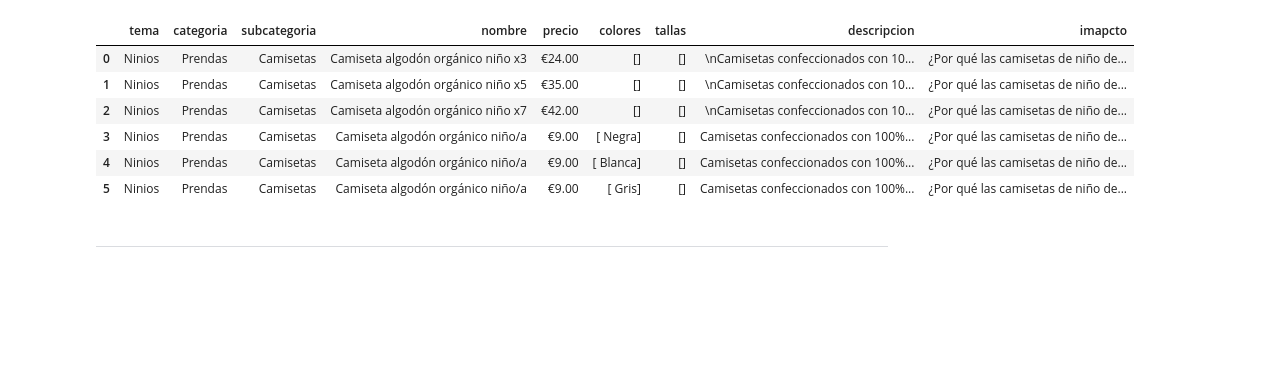
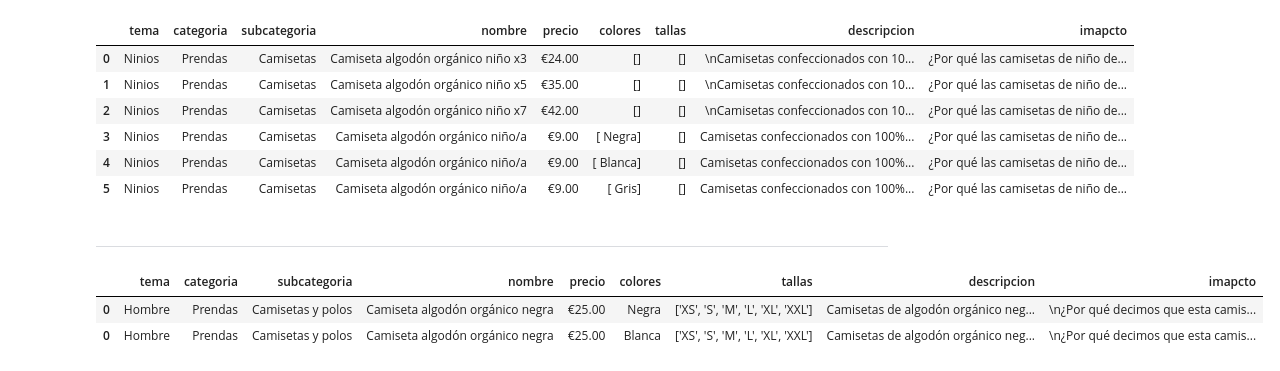
Before and after one commit to Ivan-BV/Proyecto-Minimalism, a Jupyter notebook: notebooks/scraping_minimalism.ipynb, the cells around one changed output. Cells and saved outputs as stored; diff of their text form; code cells hidden in the pictures; blank space fills up the shorter version.

```diff
--- a/notebooks/scraping_minimalism.ipynb
+++ b/notebooks/scraping_minimalism.ipynb
@@ -664,0 +670,23 @@ df_final
+# %%
+df_final = pd.read_csv("../datos/df_final.csv", index_col=0)
+
+# Hay varias columnas donde los colores y tallas estn cambiados
+lista_tallas = "['XS', 'S', 'M', 'L', 'XL']"
+mask = df_final['colores']==lista_tallas
+df_final.loc[mask, ['colores', 'tallas']] = df_final.loc[mask, ['tallas', 'colores']].values
+# %%
+
+# Asegurarse de que la columna 'colores' tiene listas y no cadenas de texto
+df_final['colores'] = df_final['colores'].apply(lambda x: ast.literal_eval(x) if isinstance(x, str) else x)
+df_minimalis = df_final.explode('colores')
+
+# Limipamos los nombres
+df_minimalis["nombre"] = df_minimalis["nombre"].str.replace("\n","")
+
+# Lo guardamos
+df_minimalis.to_csv("../datos/df_minimalis.csv")
+df_minimalis.head(2)
+# %% [output]
+|  | tema | categoria | subcategoria | nombre | precio | colores | tallas | descripcion | imapcto |
+| 0 | Hombre | Prendas | Camisetas y polos | Camiseta algodón orgánico negra | €25.00 | Negra | ['XS', 'S', 'M', 'L', 'XL', 'XXL'] | Camisetas de algodón orgánico neg... | \n¿Por qué decimos que esta camis... |
+| 0 | Hombre | Prendas | Camisetas y polos | Camiseta algodón orgánico negra | €25.00 | Blanca | ['XS', 'S', 'M', 'L', 'XL', 'XXL'] | Camisetas de algodón orgánico neg... | \n¿Por qué decimos que esta camis... |
```
Also changed, not shown: parts of 4 cells of this notebook, 1 other file.
